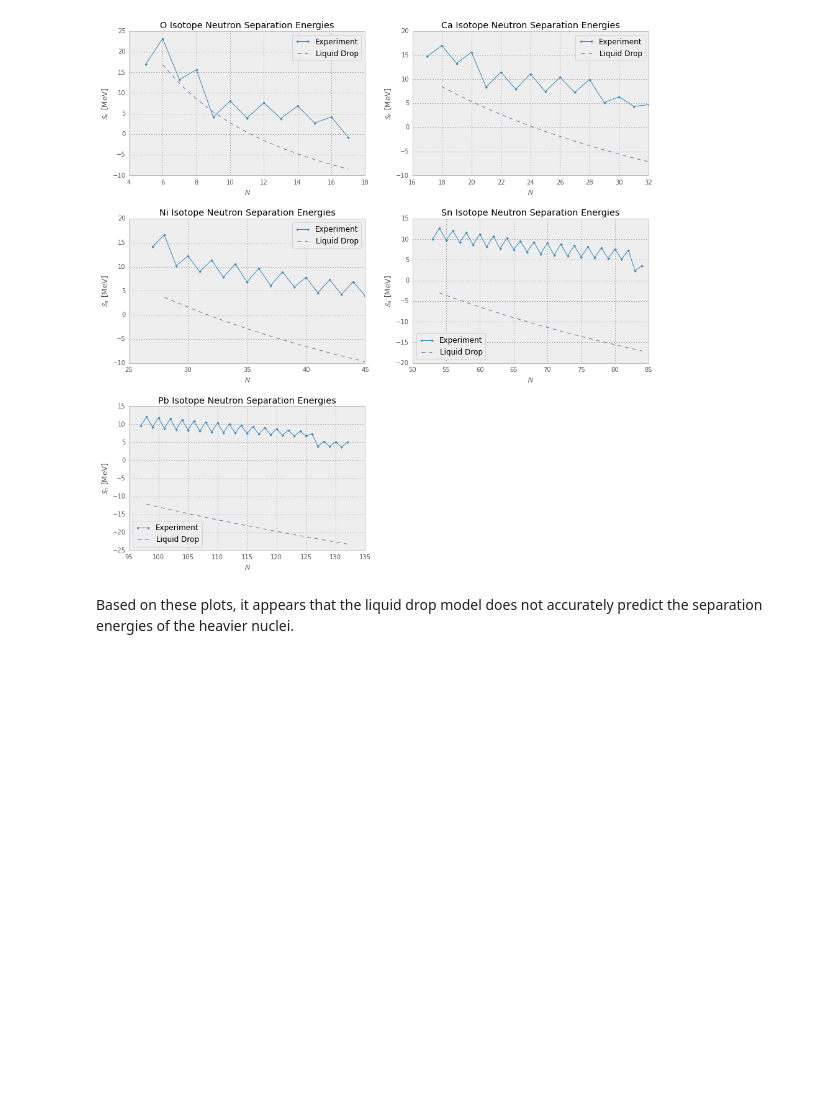
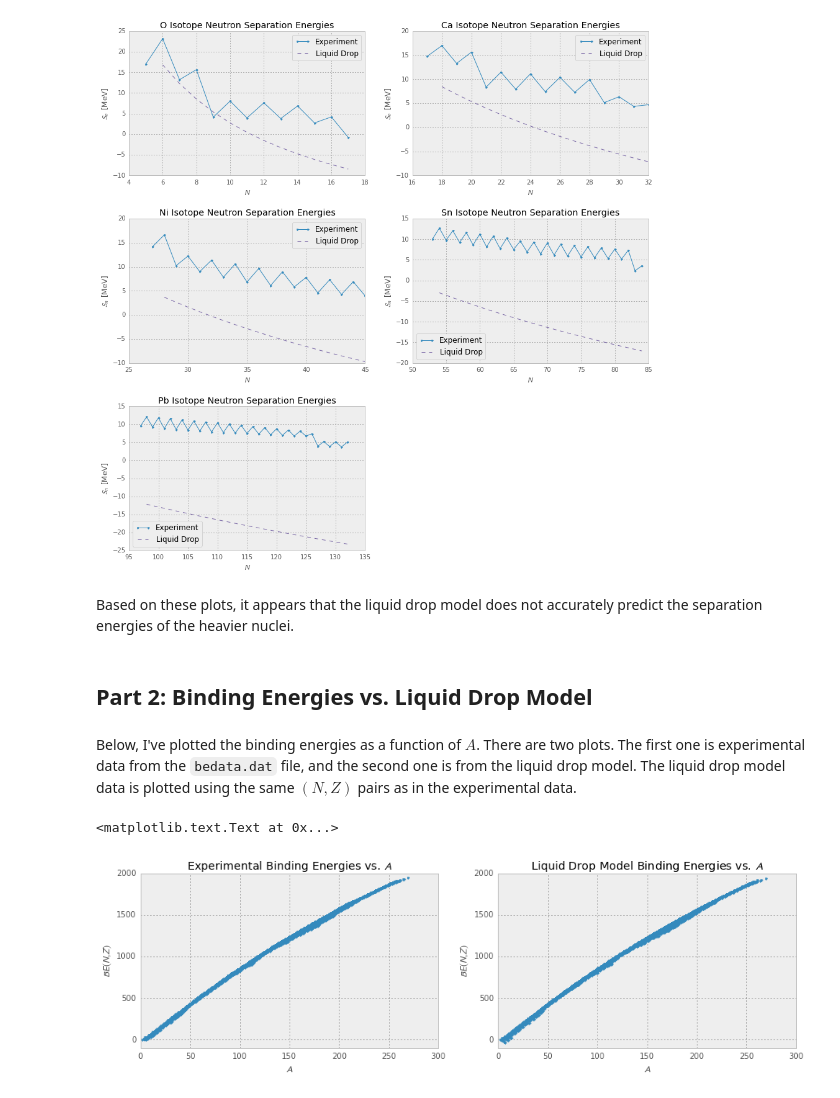
Before and after one commit to jbradt/structure_work, a Jupyter notebook: exercise_1/exercise_1.ipynb, the cells around one changed output. Drawn from its saved outputs; the diff is of its cells as text; code cells hidden in the pictures; blank space fills up the shorter version.

Commit message:
Did most of part 2. Updated README.

```diff
--- a/exercise_1/exercise_1.ipynb
+++ b/exercise_1/exercise_1.ipynb
@@ -64,11 +64,7 @@ $$ BE(N,Z) = \alpha_1 A - \alpha_2 A^{2/3} - \alpha_3 \frac{Z^2}{A^{1/3}} - \alp
 
 The values of the $\alpha_n$ are given below in the function definition.
 # %%
-def ldrop_be(N, Z):
-    a1 = 15.49
-    a2 = 17.23
-    a3 = 0.697
-    a4 = 22.6
+def ldrop_be(N, Z, a1=15.49, a2=17.23, a3=0.697, a4=22.6):
 
     A = N + Z
 
@@ -107,3 +103,33 @@ for idx, lbl in enumerate(sorted(elmnts, key=elmnts.get)):
 [figure]
 # %% [markdown]
 Based on these plots, it appears that the liquid drop model does not accurately predict the separation energies of the heavier nuclei.
+# %% [markdown]
+## Part 2: Binding Energies vs. Liquid Drop Model
+# %% [markdown]
+Below, I've plotted the binding energies as a function of $A$. There are two plots. The first one is experimental data from the `bedata.dat` file, and the second one is from the liquid drop model. The liquid drop model data is plotted using the same $(N,Z)$ pairs as in the experimental data.
+# %%
+be_vs_a = numpy.array([[d['A'], d['BE']] for d in bedata])
+
+nzpairs = [(d['N'], d['Z']) for d in bedata]
+
+ld_be_vs_a = numpy.zeros((len(nzpairs), 2))
+for idx, p in enumerate(nzpairs):
+    ld_be_vs_a[idx] = (p[0] + p[1], ldrop_be(*p))
+# %%
+fig = plt.figure()
+fig.set_figwidth(15)
+plt.subplot(121)
+plt.plot(be_vs_a[:,0], be_vs_a[:,1], '.')
+plt.xlabel('$A$')
+plt.ylabel('$BE(N,Z)$')
+plt.ylim((-100,2000))
+plt.title('Experimental Binding Energies vs. $A$')
+plt.subplot(122)
+plt.plot(ld_be_vs_a[:,0], ld_be_vs_a[:,1], '.')
+plt.xlabel('$A$')
+plt.ylabel('$BE(N,Z)$')
+plt.ylim((-100,2000))
+plt.title('Liquid Drop Model Binding Energies vs. $A$')
+# %% [output]
+<matplotlib.text.Text at 0x...>
+[figure, added]
```
Also changed, not shown: parts of 4 cells of this notebook, 1 other file.
